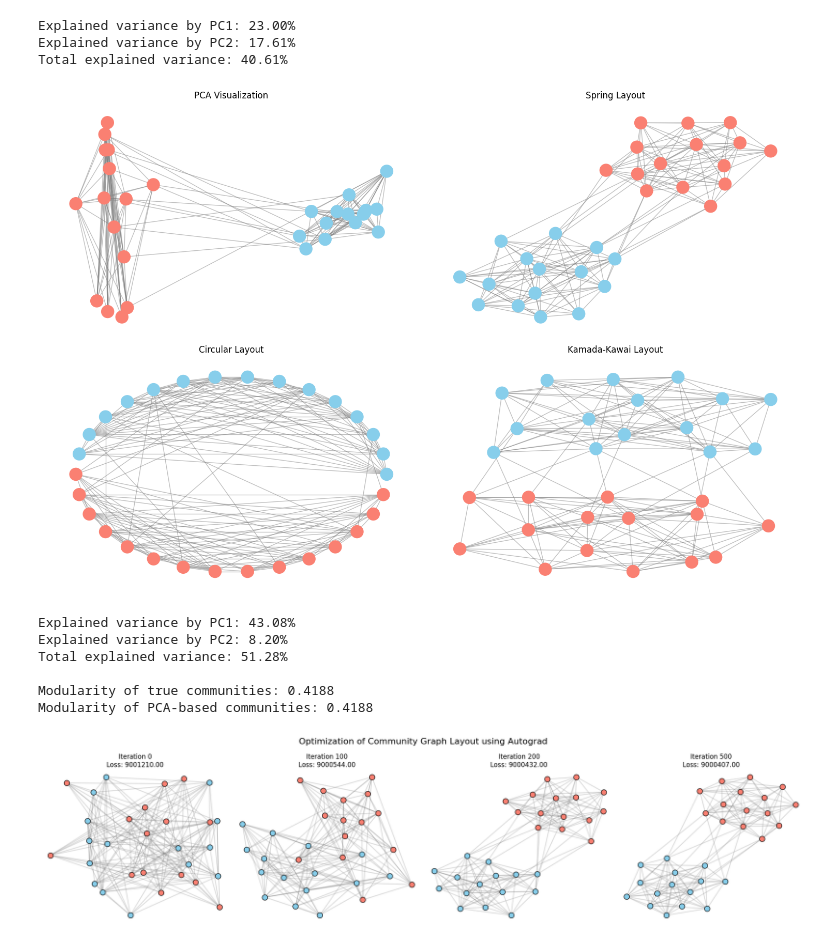
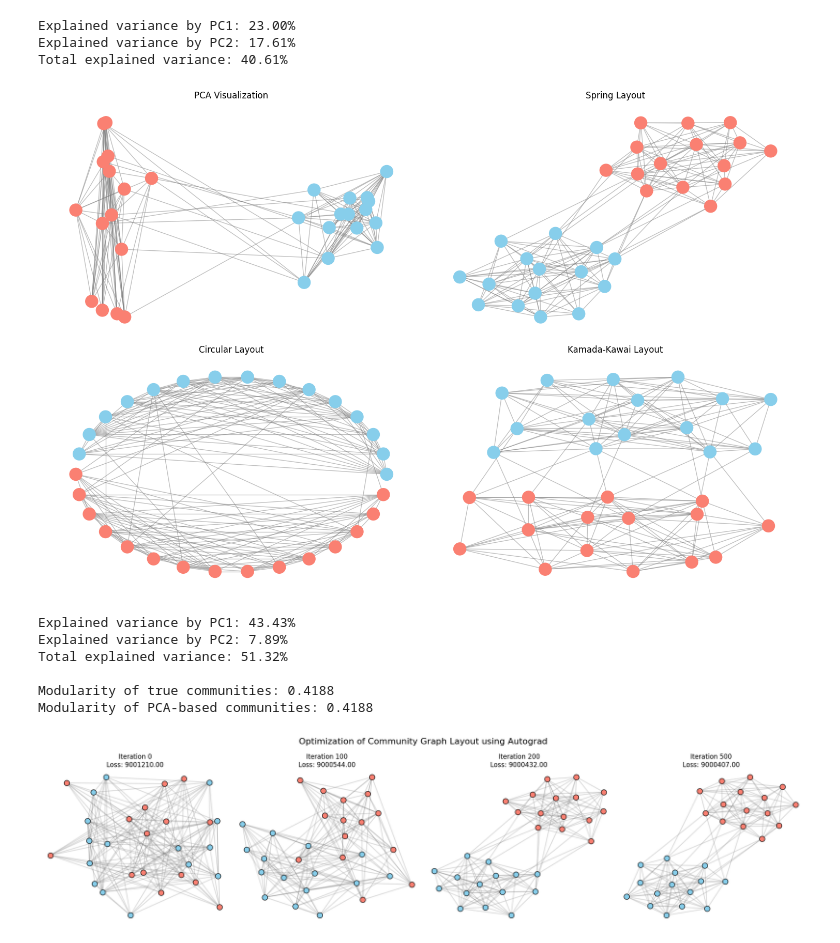
Before and after one commit to fum-cs/a4ds, a Jupyter notebook: hws/PCA-on-Graphs.ipynb, the cells around one changed output. Cells and saved outputs as stored; diff of their text form; code cells hidden in the pictures.

```diff
--- a/hws/PCA-on-Graphs.ipynb
+++ b/hws/PCA-on-Graphs.ipynb
@@ -58,12 +58,13 @@ G = nx.stochastic_block_model(community_sizes, [[p_in, p_out], [p_out, p_in]], s
 adj_matrix = nx.adjacency_matrix(G).toarray()
 
 # نرمال‌سازی ماتریس قبل از PCA
-scaler = StandardScaler()
-adj_normalized = scaler.fit_transform(adj_matrix)
+# scaler = StandardScaler()
+# adj_normalized = scaler.fit_transform(adj_matrix)
 
 # اعمال PCA برای کاهش ابعاد به 2 بعد
 pca = PCA(n_components=2)
-reduced_coords = pca.fit_transform(adj_normalized)
+# reduced_coords = pca.fit_transform(adj_normalized)
+reduced_coords = pca.fit_transform(adj_matrix)
 
 # ایجاد دیکشنری مختصات برای رسم گراف
 pos_pca = {i: reduced_coords[i] for i in range(len(reduced_coords))}
@@ -118,37 +119,37 @@ plt.show()
 
 # نمایش واریانس توضیح داده شده توسط هر مولفه
 explained_variance = pca.explained_variance_ratio_
 print(f"Explained variance by PC1: {explained_variance[0]:.2%}")
 print(f"Explained variance by PC2: {explained_variance[1]:.2%}")
 print(f"Total explained variance: {sum(explained_variance):.2%}")
 
 # محاسبه معیارهای کیفیت جامعه‌یابی
 from networkx.algorithms.community import modularity
 
 # پیش‌بینی جامعه بر اساس PCA
 pca_labels = []
 for i in range(len(G)):
     if reduced_coords[i, 0] < np.median(reduced_coords[:, 0]):
         pca_labels.append(0)
     else:
         pca_labels.append(1)
 
 # محاسبه ماژولاریتی برای جامعه‌های واقعی و پیش‌بینی شده
 true_communities = [0]*community_sizes[0] + [1]*community_sizes[1]
 true_mod = modularity(G, [{i for i, c in enumerate(true_communities) if c == 0},
                          {i for i, c in enumerate(true_communities) if c == 1}])
 
 pca_communities = [{i for i, c in enumerate(pca_labels) if c == 0},
                   {i for i, c in enumerate(pca_labels) if c == 1}]
 pca_mod = modularity(G, pca_communities)
 
 print(f"\nModularity of true communities: {true_mod:.4f}")
 print(f"Modularity of PCA-based communities: {pca_mod:.4f}")
 # %% [output]
-[figure, old version]
+[figure, new version]
-Explained variance by PC1: 43.08%
-Explained variance by PC2: 8.20%
-Total explained variance: 51.28%
+Explained variance by PC1: 43.43%
+Explained variance by PC2: 7.89%
+Total explained variance: 51.32%
 
 Modularity of true communities: 0.4188
 Modularity of PCA-based communities: 0.4188
```
Also changed, not shown: 2 other files.
